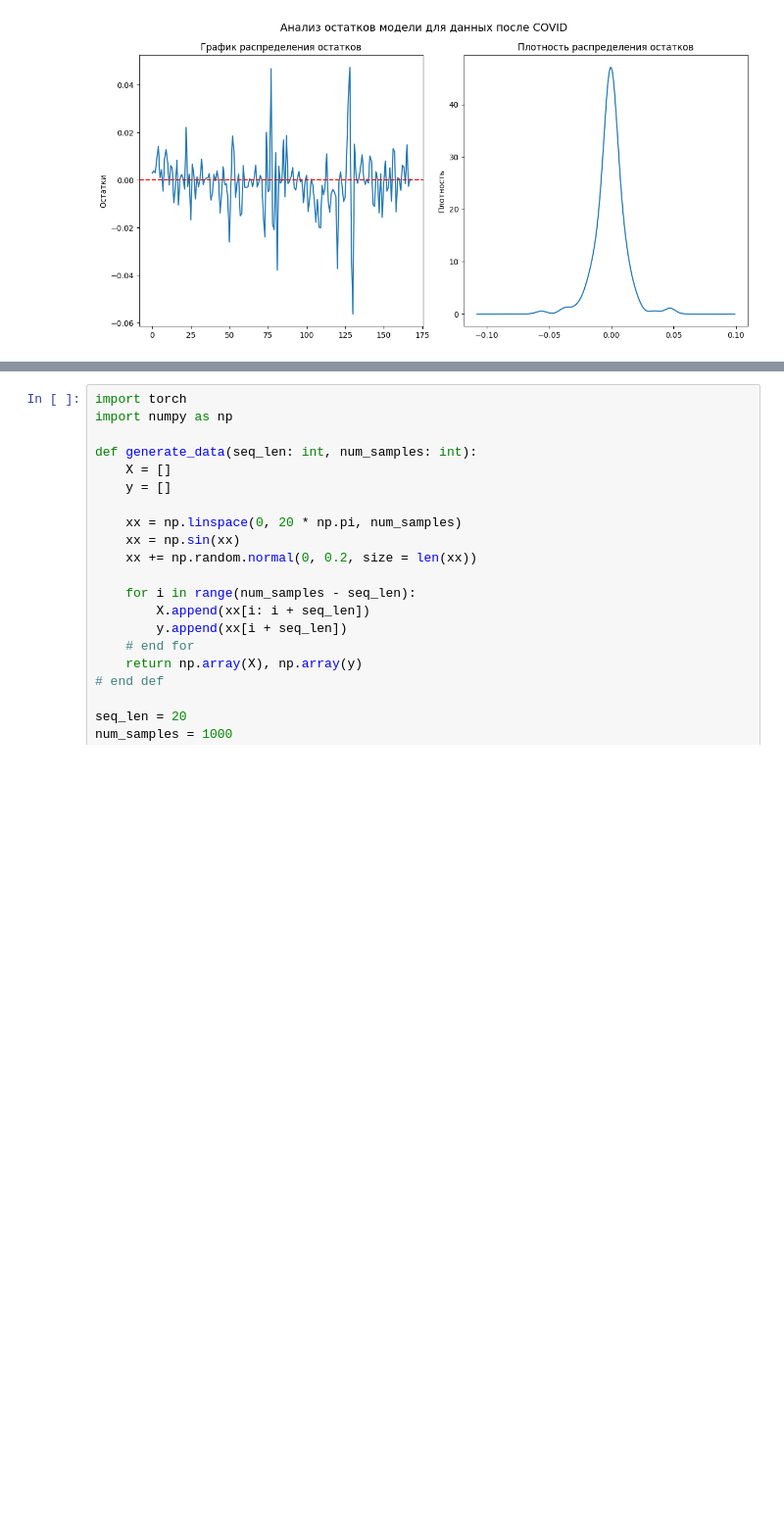
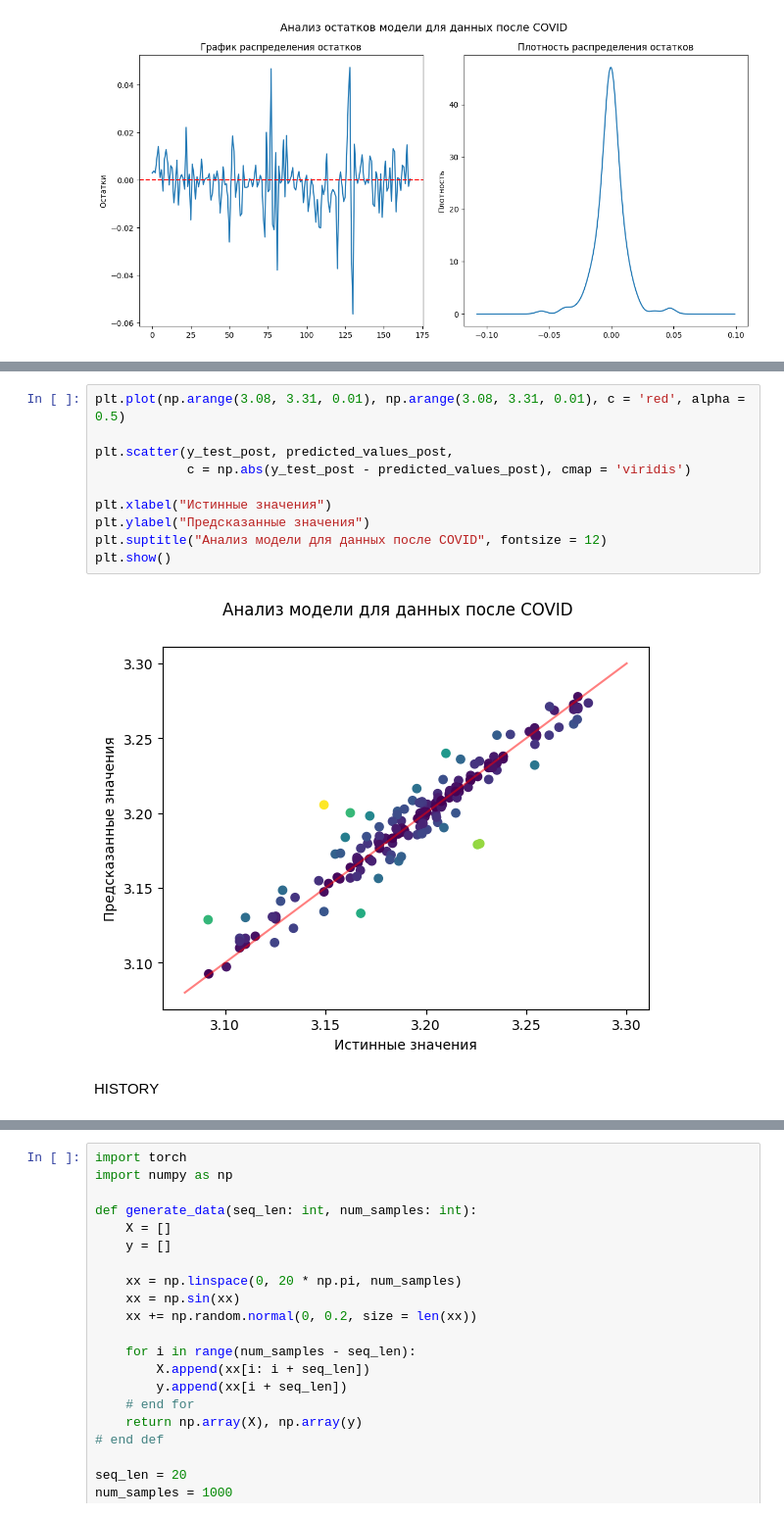
Before and after one commit to InnerShadow/UDSpredictor, a Jupyter notebook: src/demo.ipynb, the cells around one changed output, grey strips where cells are left out. Shown at 98% size. Saved outputs shown, nothing was run; the diff lists cells and outputs as text; blank space fills up the shorter version.

```diff
--- a/src/demo.ipynb
+++ b/src/demo.ipynb
@@ -357,0 +375,14 @@ plt.show()
+# %%
+plt.plot(np.arange(3.08, 3.31, 0.01), np.arange(3.08, 3.31, 0.01), c = 'red', alpha = 0.5)
+
+plt.scatter(y_test_post, predicted_values_post,
+            c = np.abs(y_test_post - predicted_values_post), cmap = 'viridis')
+
+plt.xlabel("Истинные значения")
+plt.ylabel("Предсказанные значения")
+plt.suptitle("Анализ модели для данных после COVID", fontsize = 12)
+plt.show()
+# %% [output]
+[figure, added]
+# %% [markdown]
+HISTORY
```
Also changed, not shown: parts of 7 cells of this notebook.
